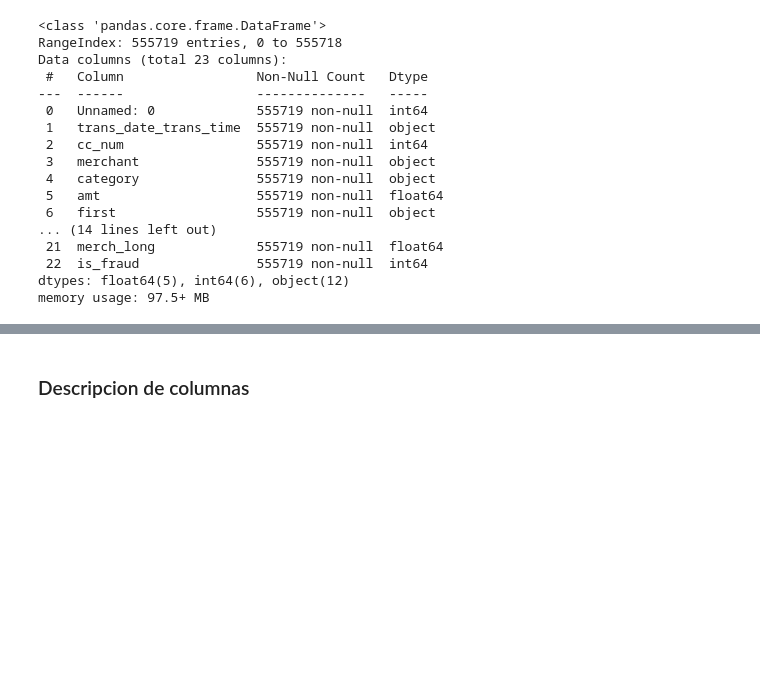
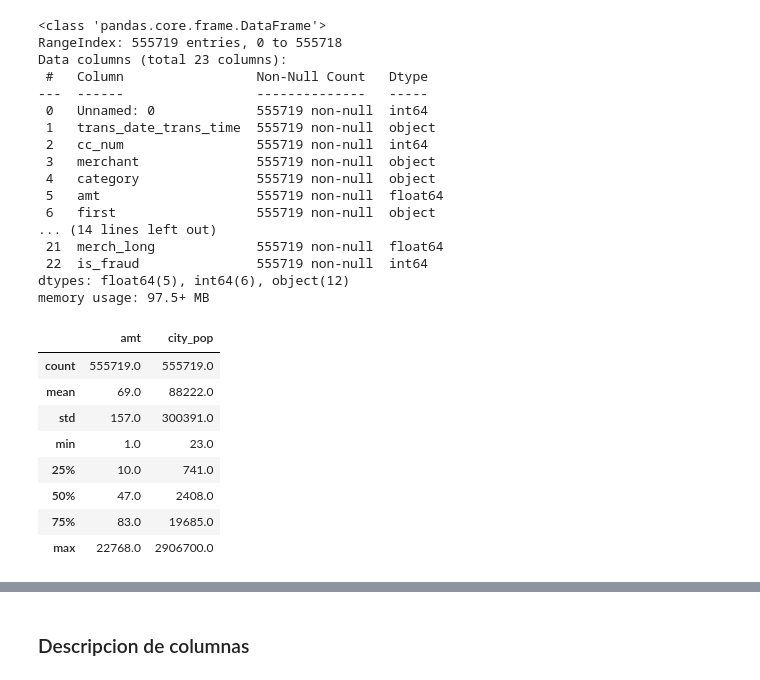
Before and after one commit to Frankuli/Data-Science-I, a Jupyter notebook: ProyectoDS_Fraude_Manassero.ipynb, the cells around one changed output, grey strips where cells are left out. Drawn from its saved outputs; the diff is of its cells as text; code cells hidden in the pictures; blank space fills up the shorter version.

```diff
--- a/ProyectoDS_Fraude_Manassero.ipynb
+++ b/ProyectoDS_Fraude_Manassero.ipynb
@@ -62,3 +59,15 @@ Data columns (total 23 columns):
  22  is_fraud               555719 non-null  int64
 dtypes: float64(5), int64(6), object(12)
 memory usage: 97.5+ MB
+# %%
+df[['amt','city_pop']].describe().round()
+# %% [output]
+|  | amt | city_pop |
+| count | 555719.0 | 555719.0 |
+| mean | 69.0 | 88222.0 |
+| std | 157.0 | 300391.0 |
+| min | 1.0 | 23.0 |
+| 25% | 10.0 | 741.0 |
+| 50% | 47.0 | 2408.0 |
+| 75% | 83.0 | 19685.0 |
+| max | 22768.0 | 2906700.0 |
```
Also changed, not shown: parts of 27 cells of this notebook, 2 other files.
